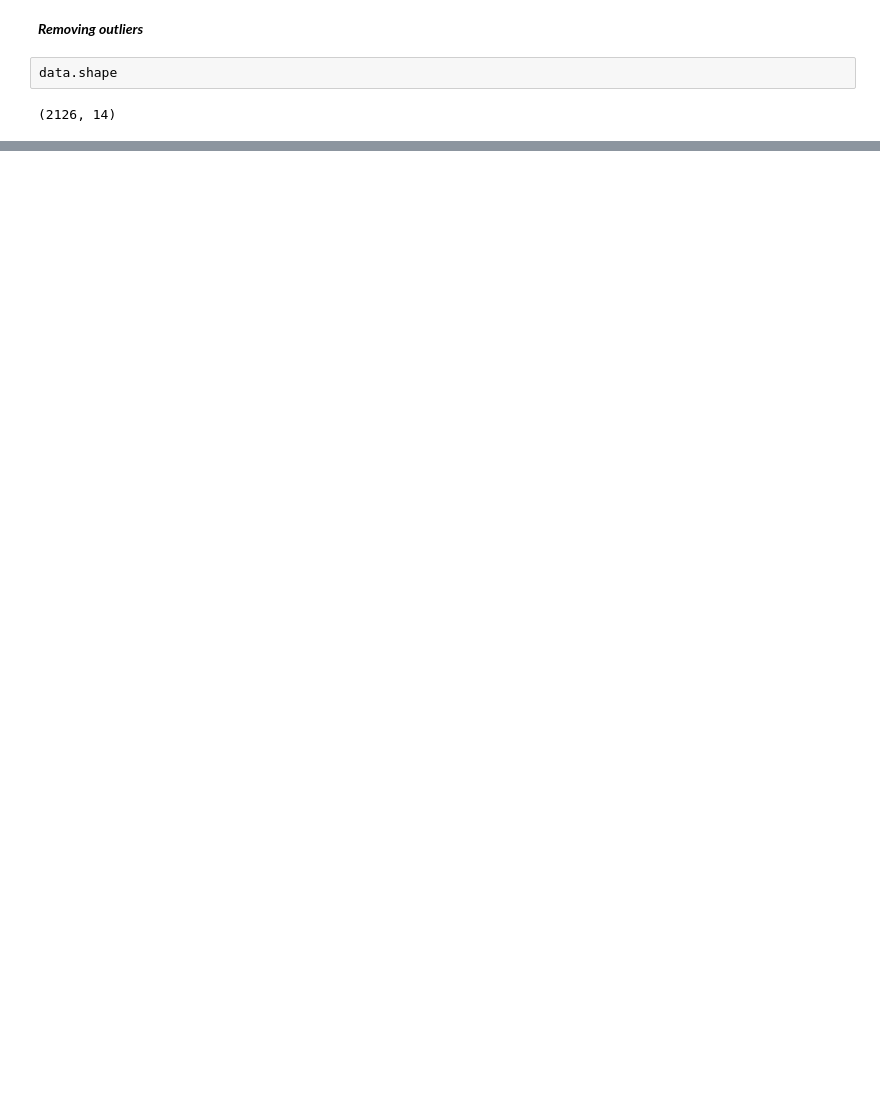
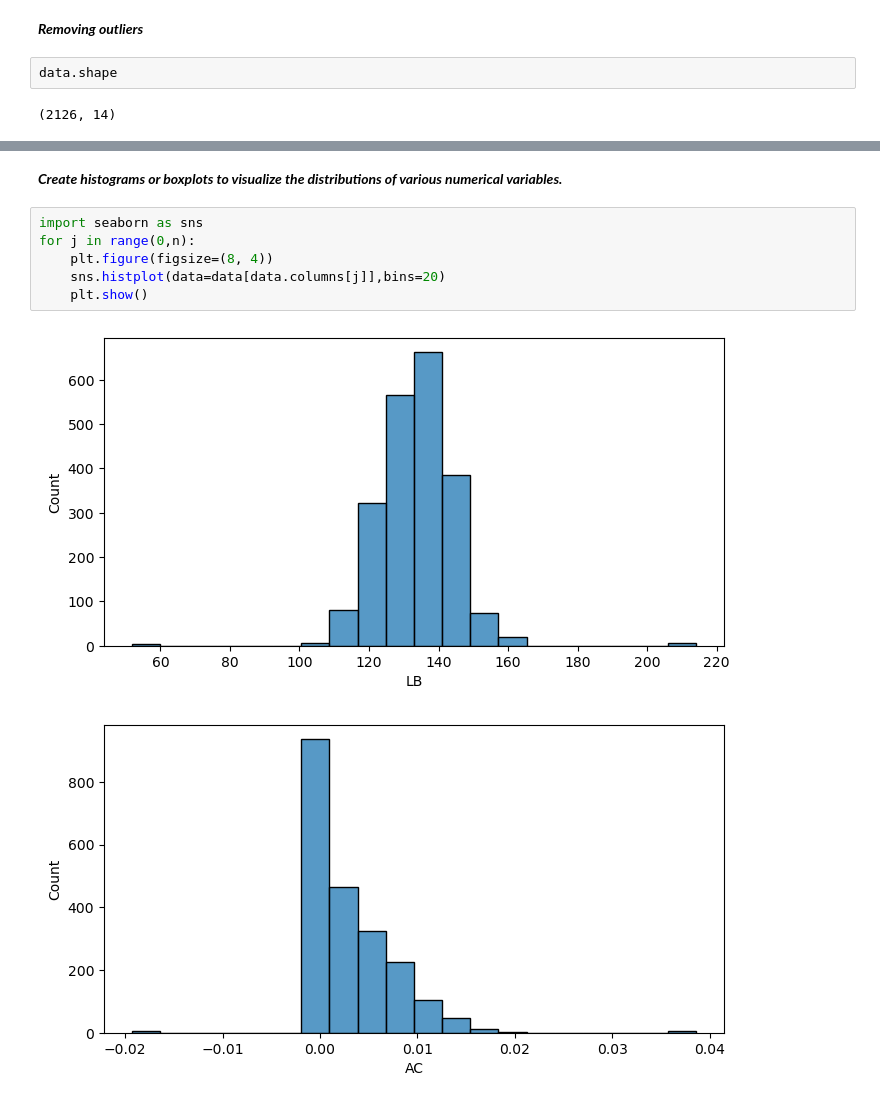
Before and after one commit to anugrahaanilkumar/Datasceince, a Jupyter notebook: EDA assignment solution.ipynb, the cells around one changed output, grey strips where cells are left out. Drawn from its saved outputs; the diff is of its cells as text; blank space fills up the shorter version.

```diff
--- a/EDA assignment solution.ipynb
+++ b/EDA assignment solution.ipynb
@@ -177,0 +290,11 @@ Removed 0 outliers.
+# %% [markdown]
+***Create histograms or boxplots to visualize the distributions of various numerical variables.***
+# %%
+import seaborn as sns
+for j in range(0,n):
+    plt.figure(figsize=(8, 4))
+    sns.histplot(data=data[data.columns[j]],bins=20)
+    plt.show()
+# %% [output]
+[figure, added]
+[figure, added]
```
Also changed, not shown: parts of 29 cells of this notebook.
